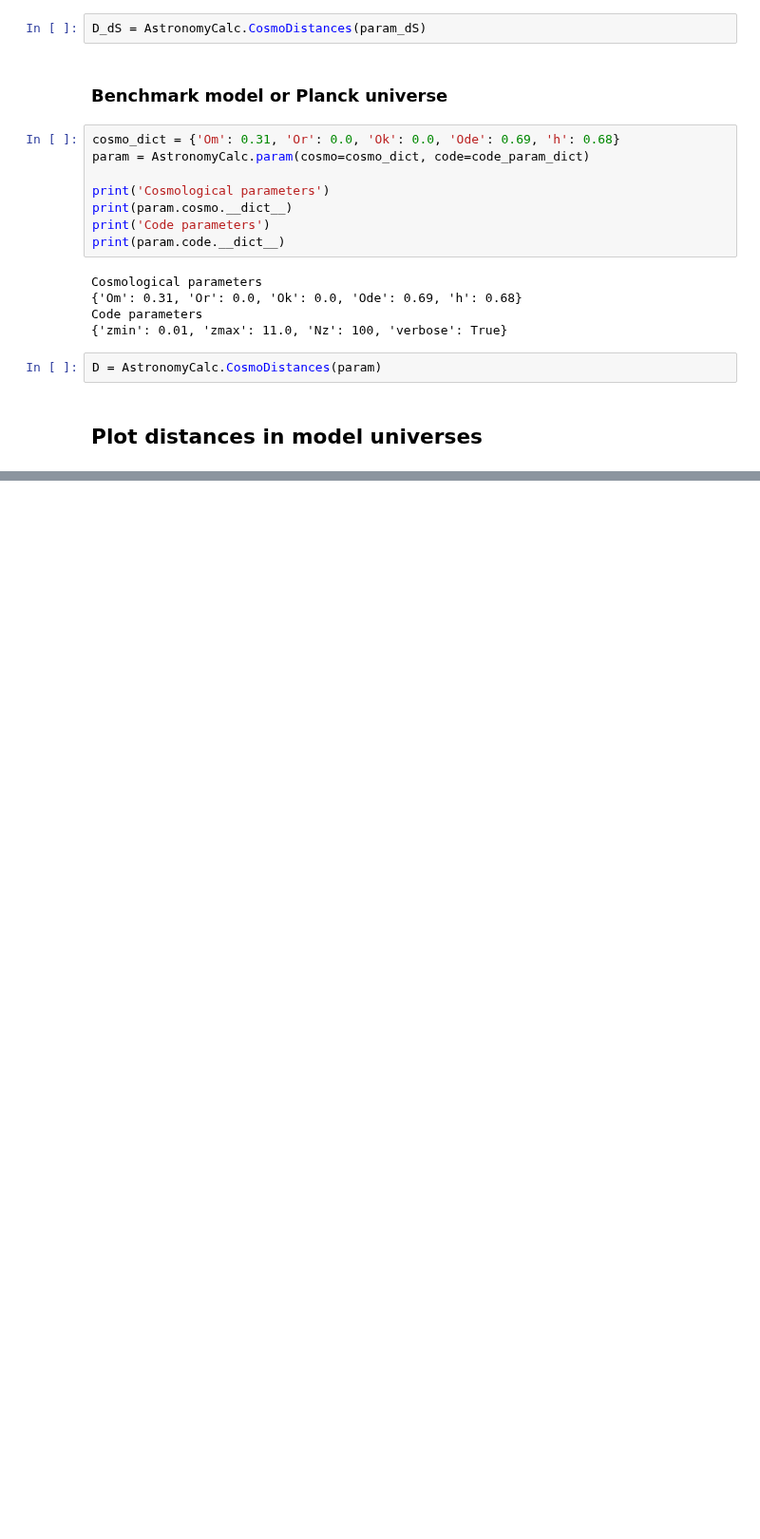
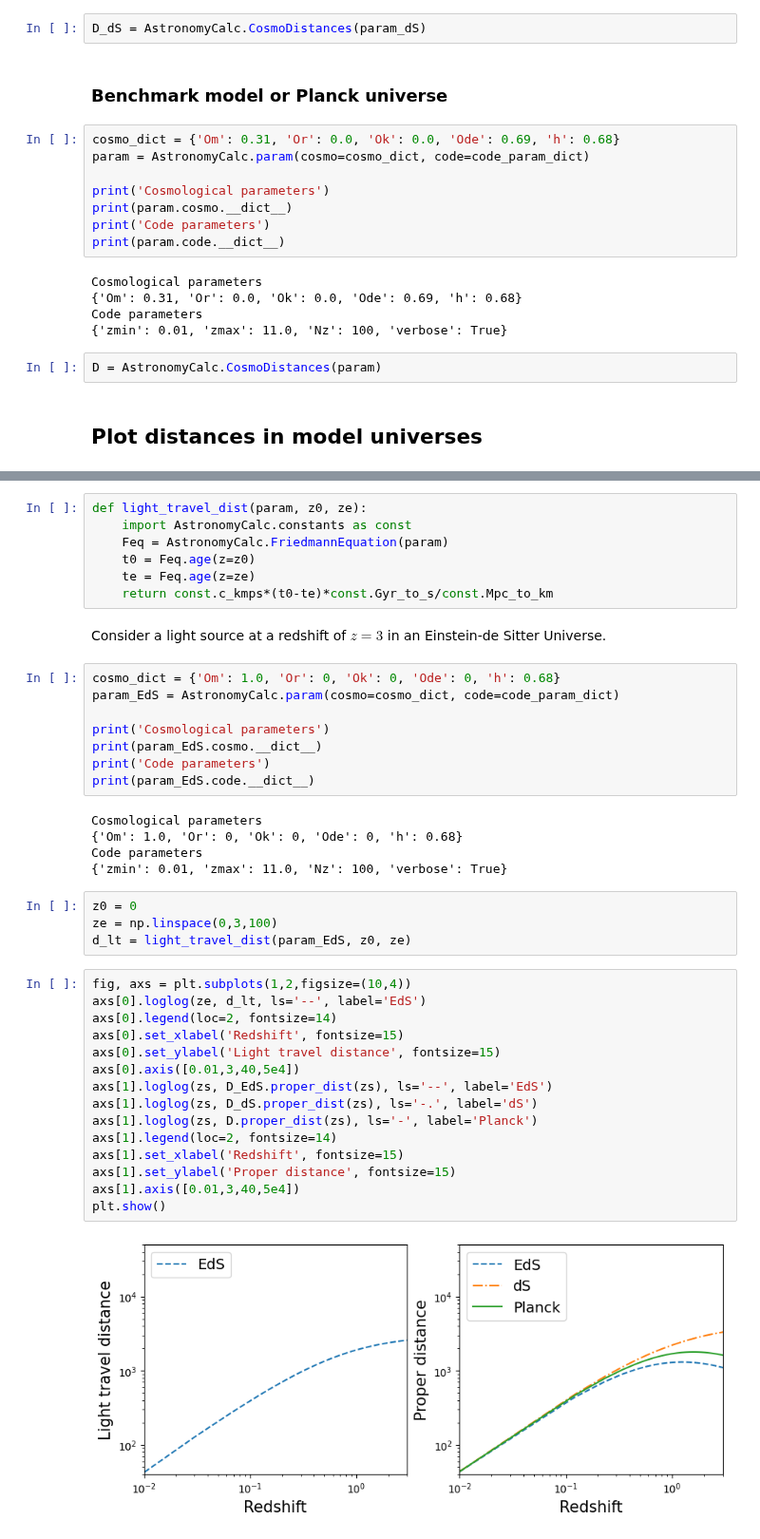
Before and after one commit to sambit-giri/AstronomyCalc, a Jupyter notebook: docs/examples/model_univerves.ipynb, the cells around one changed output, grey strips where cells are left out. Shown at 95% size. Saved outputs shown, nothing was run; the diff lists cells and outputs as text; blank space fills up the shorter version.

```diff
--- a/docs/examples/model_univerves.ipynb
+++ b/docs/examples/model_univerves.ipynb
@@ -78,0 +90,43 @@ plt.show()
+# %%
+def light_travel_dist(param, z0, ze):
+    import AstronomyCalc.constants as const
+    Feq = AstronomyCalc.FriedmannEquation(param)
+    t0 = Feq.age(z=z0)
+    te = Feq.age(z=ze)
+    return const.c_kmps*(t0-te)*const.Gyr_to_s/const.Mpc_to_km
+# %% [markdown]
+Consider a light source at a redshift of $z=3$ in an Einstein-de Sitter Universe.
+# %%
+cosmo_dict = {'Om': 1.0, 'Or': 0, 'Ok': 0, 'Ode': 0, 'h': 0.68}
+param_EdS = AstronomyCalc.param(cosmo=cosmo_dict, code=code_param_dict)
+
+print('Cosmological parameters')
+print(param_EdS.cosmo.__dict__)
+print('Code parameters')
+print(param_EdS.code.__dict__)
+# %% [output]
+Cosmological parameters
+{'Om': 1.0, 'Or': 0, 'Ok': 0, 'Ode': 0, 'h': 0.68}
+Code parameters
+{'zmin': 0.01, 'zmax': 11.0, 'Nz': 100, 'verbose': True}
+# %%
+z0 = 0
+ze = np.linspace(0,3,100)
+d_lt = light_travel_dist(param_EdS, z0, ze)
+# %%
+fig, axs = plt.subplots(1,2,figsize=(10,4))
+axs[0].loglog(ze, d_lt, ls='--', label='EdS')
+axs[0].legend(loc=2, fontsize=14)
+axs[0].set_xlabel('Redshift', fontsize=15)
+axs[0].set_ylabel('Light travel distance', fontsize=15)
+axs[0].axis([0.01,3,40,5e4])
+axs[1].loglog(zs, D_EdS.proper_dist(zs), ls='--', label='EdS')
+axs[1].loglog(zs, D_dS.proper_dist(zs), ls='-.', label='dS')
+axs[1].loglog(zs, D.proper_dist(zs), ls='-', label='Planck')
+axs[1].legend(loc=2, fontsize=14)
+axs[1].set_xlabel('Redshift', fontsize=15)
+axs[1].set_ylabel('Proper distance', fontsize=15)
+axs[1].axis([0.01,3,40,5e4])
+plt.show()
+# %% [output]
+[figure, added]
```
Also changed, not shown: parts of 10 cells of this notebook, 1 other file.
